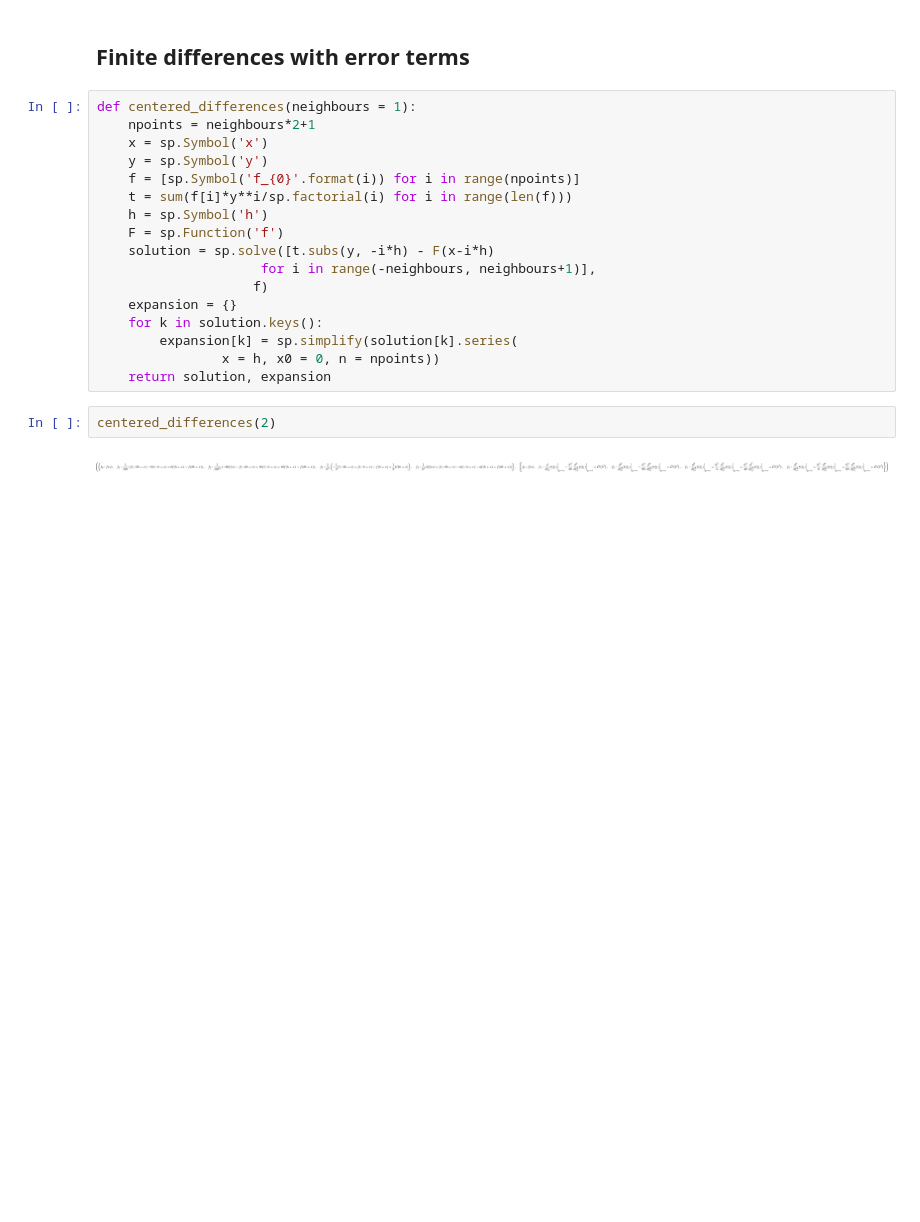
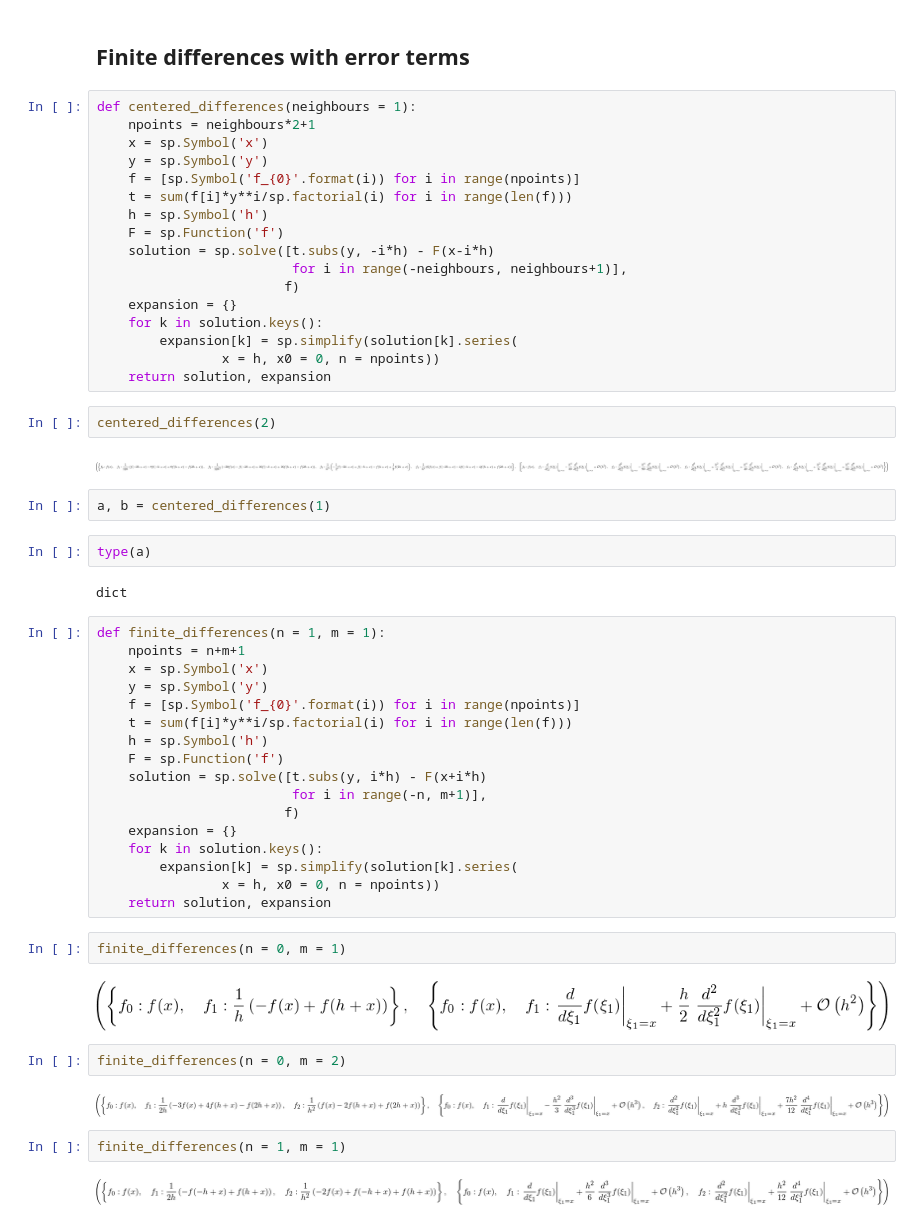
Before and after one commit to chichilalescu/python-for-scientific-computing, a Jupyter notebook: 11 More sympy.ipynb, the cells around one changed output. Drawn from its saved outputs; the diff is of its cells as text; blank space fills up the shorter version.

```diff
--- a/11 More sympy.ipynb
+++ b/11 More sympy.ipynb
@@ -261,8 +261,8 @@ def centered_differences(neighbours = 1):
     h = sp.Symbol('h')
     F = sp.Function('f')
     solution = sp.solve([t.subs(y, -i*h) - F(x-i*h)
-                     for i in range(-neighbours, neighbours+1)],
-                    f)
+                         for i in range(-neighbours, neighbours+1)],
+                        f)
     expansion = {}
     for k in solution.keys():
         expansion[k] = sp.simplify(solution[k].series(
@@ -272,3 +272,38 @@ def centered_differences(neighbours = 1):
 centered_differences(2)
 # %% [output]
 [figure]
+# %%
+a, b = centered_differences(1)
+# %%
+type(a)
+# %% [output]
+dict
+# %%
+def finite_differences(n = 1, m = 1):
+    npoints = n+m+1
+    x = sp.Symbol('x')
+    y = sp.Symbol('y')
+    f = [sp.Symbol('f_{0}'.format(i)) for i in range(npoints)]
+    t = sum(f[i]*y**i/sp.factorial(i) for i in range(len(f)))
+    h = sp.Symbol('h')
+    F = sp.Function('f')
+    solution = sp.solve([t.subs(y, i*h) - F(x+i*h)
+                         for i in range(-n, m+1)],
+                        f)
+    expansion = {}
+    for k in solution.keys():
+        expansion[k] = sp.simplify(solution[k].series(
+                x = h, x0 = 0, n = npoints))
+    return solution, expansion
+# %%
+finite_differences(n = 0, m = 1)
+# %% [output]
+[figure, added]
+# %%
+finite_differences(n = 0, m = 2)
+# %% [output]
+[figure, added]
+# %%
+finite_differences(n = 1, m = 1)
+# %% [output]
+[figure, added]
```
Also changed, not shown: 1 other file.
